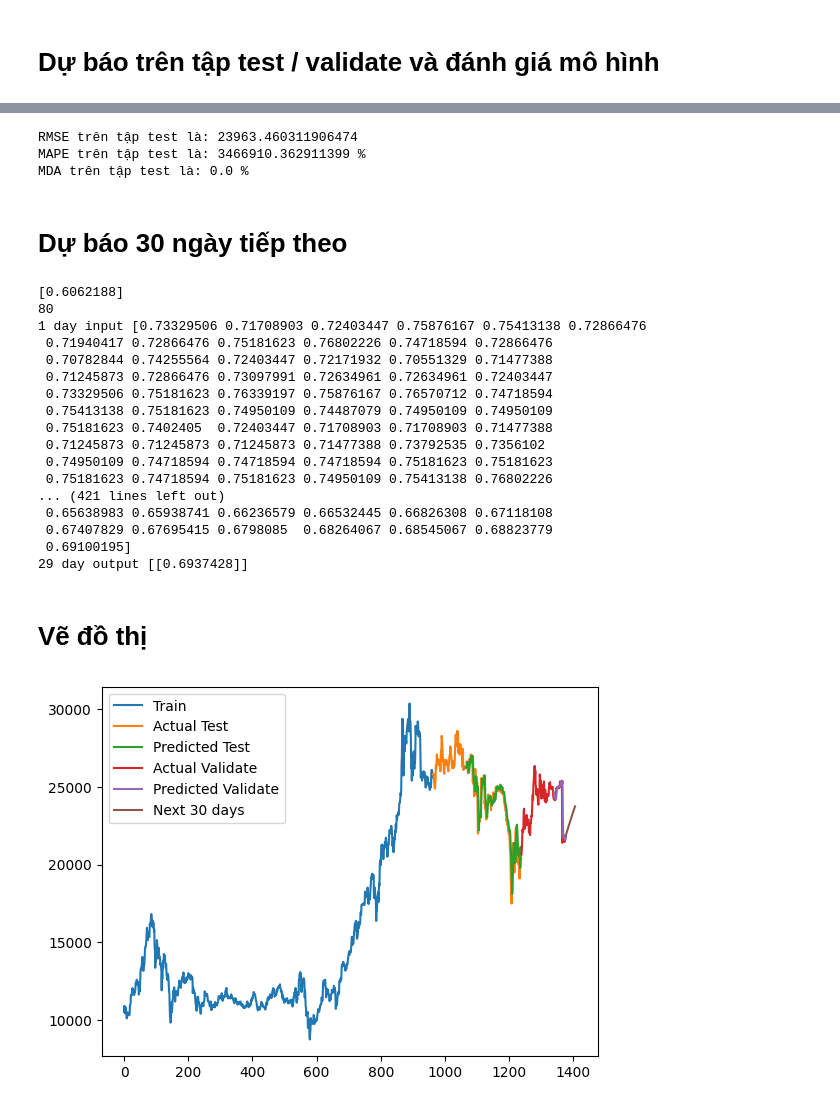
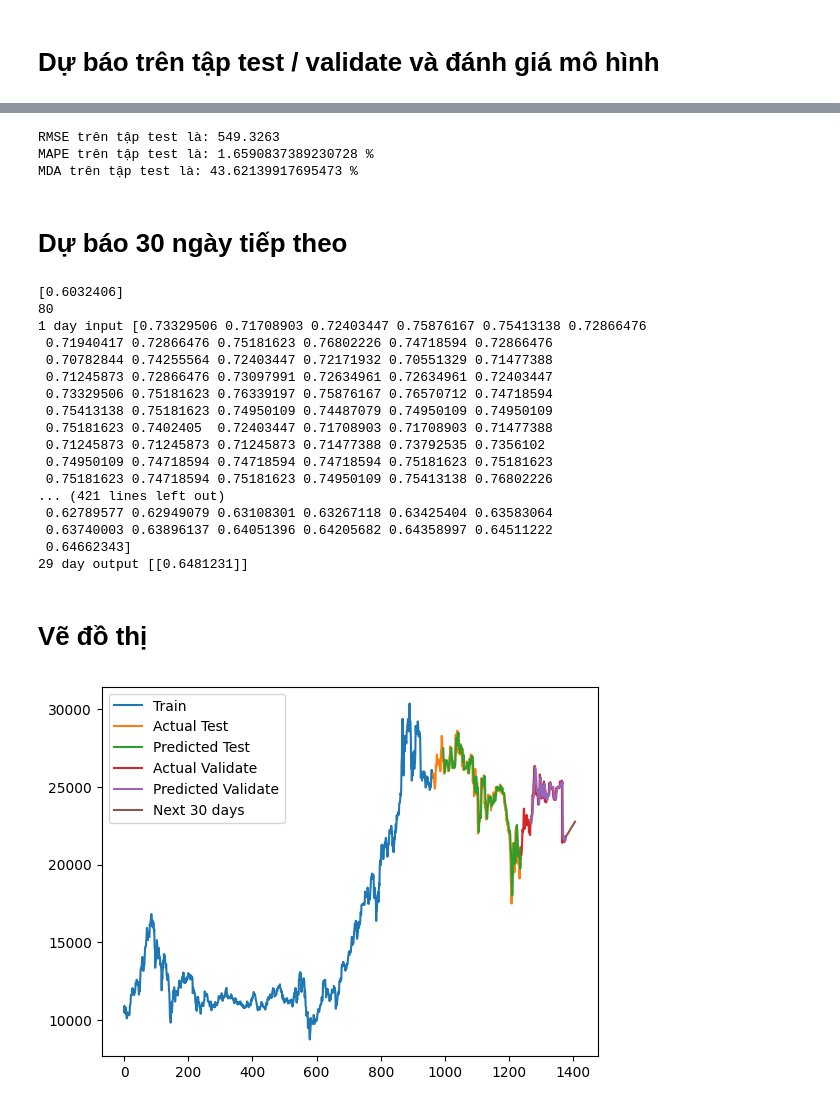
Before and after one commit to Mytran0505/IS403.N21.HTCL_Nhom9, a Jupyter notebook: Level0_GRU/GRU_7-2-1.ipynb, the cells around one changed output, grey strips where cells are left out. Saved outputs shown, nothing was run; the diff lists cells and outputs as text; code cells hidden in the pictures.

```diff
--- a/Level0_GRU/GRU_7-2-1.ipynb
+++ b/Level0_GRU/GRU_7-2-1.ipynb
@@ -93,12 +93,12 @@ def create_dataset(dataset, time_step=1):
 	return numpy.array(dataX), numpy.array(dataY)
 # %%
 #6. Reshape into X=t,t+1,t+2..t+99 and Y=t+100
-time_step = 100
+time_step = 30
 X_train, y_train = create_dataset(train_data, time_step)
 X_val, y_val = create_dataset(val_data, time_step)
 X_test, y_test = create_dataset(test_data, time_step)
 
-# 7. Reshape input to be [samples, time steps, features] which is required for LSTM
+# 7. Reshape input to be [samples, time steps, features] which is required for GRU
 X_train =X_train.reshape(X_train.shape[0],X_train.shape[1] , 1)
 X_test = X_test.reshape(X_test.shape[0],X_test.shape[1] , 1)
 X_val = X_val.reshape(X_val.shape[0],X_val.shape[1] , 1)
@@ -139,6 +139,6 @@ Epoch 100/100
 y_pred=model.predict(X_test)
 y_pred_val=model.predict(X_val)
 # 11. Chuẩn hóa dữ liệu y_pred, y_pred_val
-y_pred=scaler.inverse_transform(y_pred)
-y_pred_val=scaler.inverse_transform(y_pred_val)
+y_pred_new = scaler.inverse_transform(y_pred.reshape(1, -1))
+y_test_new = scaler.inverse_transform(np.array([y_test], dtype=np.float32))
 # %% [output]
@@ -153,17 +153,17 @@ def calculate_mda(y_true, y_pred):
     return np.mean(correct_direction) * 100
 
 # Tính toán RMSE, MAE và MAPE trên tập test
-test_score_rmse = np.sqrt(mean_squared_error(y_test, y_pred))
-test_score_mape = mean_absolute_percentage_error(y_test, y_pred) * 100
-test_score_mda = calculate_mda(y_test, y_pred)
+test_score_rmse = np.sqrt(mean_squared_error(y_test_new, y_pred_new))
+test_score_mape = mean_absolute_percentage_error(y_test_new, y_pred_new) * 100
+test_score_mda = calculate_mda(y_test_new, y_pred_new)
 
 print('RMSE trên tập test là:', test_score_rmse)
 print('MAPE trên tập test là:', test_score_mape, '%')
 print('MDA trên tập test là:', test_score_mda, '%')
 # %% [output]
-RMSE trên tập test là: 23963.460311906474
-MAPE trên tập test là: 3466910.362911399 %
-MDA trên tập test là: 0.0 %
+RMSE trên tập test là: 549.3263
+MAPE trên tập test là: 1.6590837389230728 %
+MDA trên tập test là: 43.62139917695473 %
 # %% [markdown]
 # Dự báo 30 ngày tiếp theo
 # %%
@@ -202,7 +202,7 @@ while(i<30):
         lst_output.extend(yhat.tolist())
         i=i+1
 # %% [output]
-[0.6062188]
+[0.6032406]
 80
 1 day input [0.73329506 0.71708903 0.72403447 0.75876167 0.75413138 0.72866476
  0.71940417 0.72866476 0.75181623 0.76802226 0.74718594 0.72866476
@@ -215,26 +215,26 @@ while(i<30):
  0.74950109 0.74718594 0.74718594 0.74718594 0.75181623 0.75181623
  0.75181623 0.74718594 0.75181623 0.74950109 0.75413138 0.76802226
 ... (421 lines left out)
- 0.65638983 0.65938741 0.66236579 0.66532445 0.66826308 0.67118108
- 0.67407829 0.67695415 0.6798085  0.68264067 0.68545067 0.68823779
- 0.69100195]
-29 day output [[0.6937428]]
+ 0.62789577 0.62949079 0.63108301 0.63267118 0.63425404 0.63583064
+ 0.63740003 0.63896137 0.64051396 0.64205682 0.64358997 0.64511222
+ 0.64662343]
+29 day output [[0.6481231]]
 # %% [markdown]
 # Vẽ đồ thị
 # %%
 train_data_index = pd.RangeIndex(start=0, stop=train_size, step=1)
 plt.plot(scaler.inverse_transform(train_data))
 test_data_index = pd.RangeIndex(start=train_size, stop=train_size+test_size, step=1)
 plt.plot(test_data_index,scaler.inverse_transform(test_data))
-test_data_index = pd.RangeIndex(start=train_size+101, stop=train_size+test_size, step=1)
-plt.plot(test_data_index,(y_pred))
+test_data_index = pd.RangeIndex(start=train_size+31, stop=train_size+test_size, step=1)
+plt.plot(test_data_index,scaler.inverse_transform(y_pred))
 val_data_index = pd.RangeIndex(start=train_size+test_size, stop=train_size+test_size+val_size, step=1)
 plt.plot(val_data_index,scaler.inverse_transform(val_data))
-val_data_index = pd.RangeIndex(start=train_size+test_size+101, stop=train_size+test_size+val_size, step=1)
-plt.plot(val_data_index,y_pred_val)
+val_data_index = pd.RangeIndex(start=train_size+test_size+31, stop=train_size+test_size+val_size, step=1)
+plt.plot(val_data_index,scaler.inverse_transform(y_pred_val))
 prediect_data_index = pd.RangeIndex(start=len(df1)-1, stop=len(df1)+29, step=1)
 plt.plot(prediect_data_index,scaler.inverse_transform(lst_output))
 plt.legend(['Train','Actual Test','Predicted Test','Actual Validate','Predicted Validate','Next 30 days'])
 plt.show()
 # %% [output]
-[figure, old version]
+[figure, new version]
```
Also changed, not shown: parts of 3 cells of this notebook, 2 other files.
